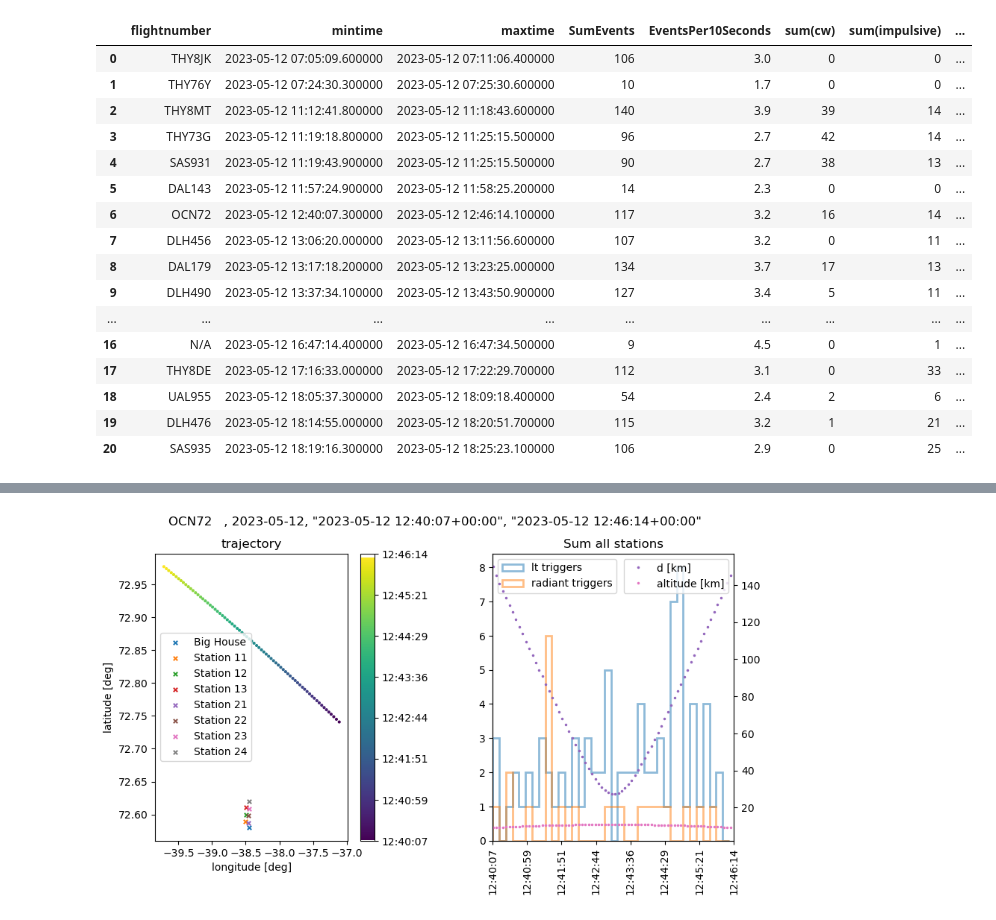
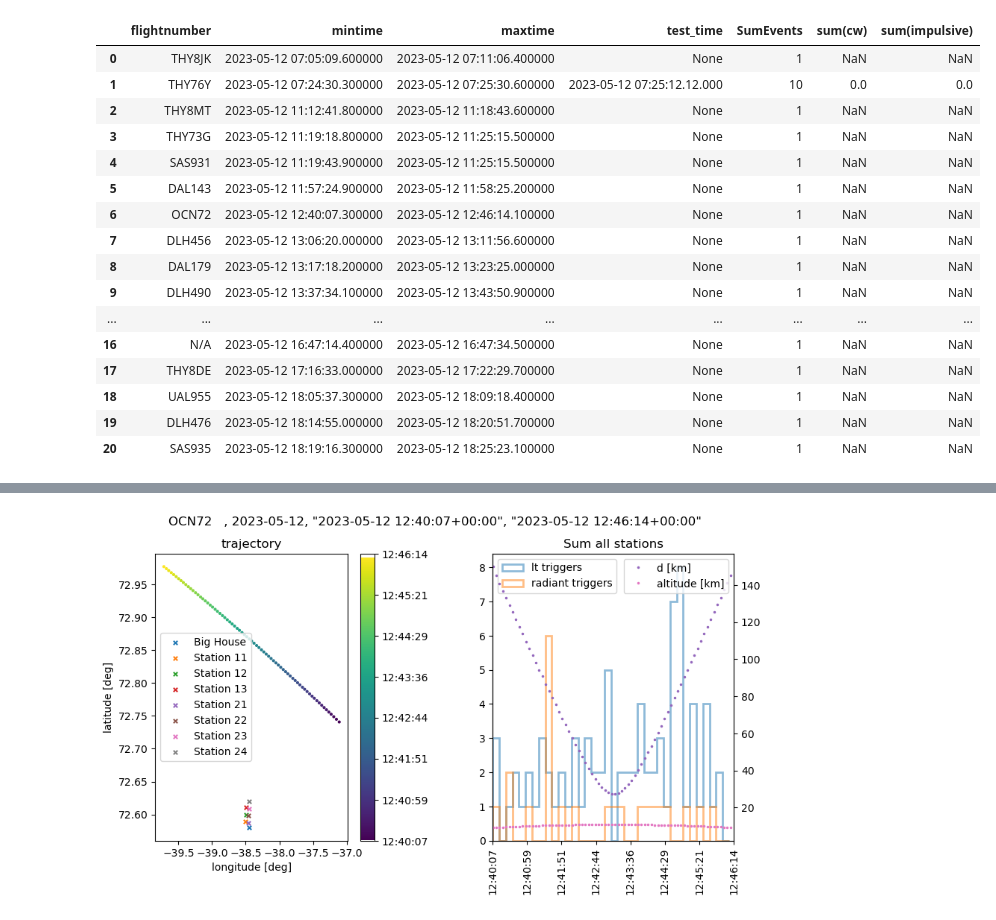
Before and after one commit to OliverSchlemper/Flights, a Jupyter notebook: test.ipynb, the cells around one changed output, grey strips where cells are left out. Drawn from its saved outputs; the diff is of its cells as text; code cells hidden in the pictures.

```diff
--- a/test.ipynb
+++ b/test.ipynb
@@ -44,5 +15,6 @@ tracker.flights_distinct
 # %%
-f = tracker.get_flight_by_index(6)
-flight = f.header_df.reset_index(drop=True)
-sqldf('Select count(*) as SumEvents, sum(cw), sum(impulsive) FROM flight')
+f = tracker.get_flight_by_index(0)
+t = f.header_df
+print(fuckingf)
+sqldf('select count(*), sum(cw), sum(impulsive) from t ')
 # %% [output]
@@ -156,64 +24,42 @@ avg_RMS 0.0023776534226121974
 # %%
 t = tracker.flights_distinct.reset_index(drop=True)
-temp_df = pd.DataFrame()
-
-
 for i in range(len(t)):
     print(f'---------------------')
     print(f'start: {i + 1}/{len(t)}, {t.flightnumber.iloc[i]}')
     f = tracker.get_flight_by_index(i)
     flight = f.header_df.reset_index(drop=True)
-    flight['fk_station_run_event'] = flight.station_number.astype(str) + '_' + flight.run_number.astype(str) + '_' + flight.event_number.astype(str)
-    #print(flight.head(50))
 
-    if len(flight) > 0:
-        temp_df = pd.concat([temp_df, flight], ignore_index=True, sort=False)
-
-    print(f'end: {i + 1}/{len(t)}')
-
-print(len(temp_df))
-temp_df.drop_duplicates(subset=['fk_station_run_event'], inplace=True)
-print(len(temp_df))
-#temp_df.head(50)
-
-query = '''
-    Select
-        flightnumber,
-        mintime,
-        maxtime,
-        --strftime('%Y-%m-%d %H:%M:%S.%f', datetime(temp_df.trigger_time, 'unixepoch')) as test_time,
-        count(*) as SumEvents,
-        round(count(*) / (JULIANDAY(t.maxtime) - JULIANDAY(t.mintime)) / 86400 * 10, 1) as EventsPer10Seconds,
-        sum(cw),
-        sum(impulsive),
-        sum(lt_triggers),
-        sum(radiant_triggers),
-        sum(force_triggers)
-    From t
-    Left Join temp_df
-    On strftime('%Y-%m-%d %H:%M:%S.%f', datetime(temp_df.trigger_time, 'unixepoch')) >= t.mintime
-    And strftime('%Y-%m-%d %H:%M:%S.%f', datetime(temp_df.trigger_time, 'unixepoch')) <= t.maxtime
+    query = '''
+    Select flightnumber, mintime, maxtime, strftime('%Y-%m-%d %H:%M:%S.%f', datetime(flight.trigger_time, 'unixepoch')) as test_time, count(*) as SumEvents, sum(cw), sum(impulsive) From t
+    Left Join flight
+    On strftime('%Y-%m-%d %H:%M:%S.%f', datetime(flight.trigger_time, 'unixepoch')) >= t.mintime
+    And strftime('%Y-%m-%d %H:%M:%S.%f', datetime(flight.trigger_time, 'unixepoch')) <= t.maxtime
     Group By flightnumber, maxtime, mintime
     order by mintime asc
     '''
-t = sqldf(query)
+    t = sqldf(query)
+    print(f'end: {i + 1}/{len(t)}')
+
+    if i ==1:
+        break
+
 clear_output(wait=True)
 t
 # %% [output]
-|  | flightnumber | mintime | maxtime | SumEvents | EventsPer10Seconds | sum(cw) | sum(impulsive) | ... |
-| 0 | THY8JK | 2023-05-12 07:05:09.600000 | 2023-05-12 07:11:06.400000 | 106 | 3.0 | 0 | 0 | ... |
-| 1 | THY76Y | 2023-05-12 07:24:30.300000 | 2023-05-12 07:25:30.600000 | 10 | 1.7 | 0 | 0 | ... |
-| 2 | THY8MT | 2023-05-12 11:12:41.800000 | 2023-05-12 11:18:43.600000 | 140 | 3.9 | 39 | 14 | ... |
-| 3 | THY73G | 2023-05-12 11:19:18.800000 | 2023-05-12 11:25:15.500000 | 96 | 2.7 | 42 | 14 | ... |
-| 4 | SAS931 | 2023-05-12 11:19:43.900000 | 2023-05-12 11:25:15.500000 | 90 | 2.7 | 38 | 13 | ... |
-| 5 | DAL143 | 2023-05-12 11:57:24.900000 | 2023-05-12 11:58:25.200000 | 14 | 2.3 | 0 | 0 | ... |
-| 6 | OCN72 | 2023-05-12 12:40:07.300000 | 2023-05-12 12:46:14.100000 | 117 | 3.2 | 16 | 14 | ... |
-| 7 | DLH456 | 2023-05-12 13:06:20.000000 | 2023-05-12 13:11:56.600000 | 107 | 3.2 | 0 | 11 | ... |
-| 8 | DAL179 | 2023-05-12 13:17:18.200000 | 2023-05-12 13:23:25.000000 | 134 | 3.7 | 17 | 13 | ... |
-| 9 | DLH490 | 2023-05-12 13:37:34.100000 | 2023-05-12 13:43:50.900000 | 127 | 3.4 | 5 | 11 | ... |
-| ... | ... | ... | ... | ... | ... | ... | ... | ... |
-| 16 | N/A | 2023-05-12 16:47:14.400000 | 2023-05-12 16:47:34.500000 | 9 | 4.5 | 0 | 1 | ... |
-| 17 | THY8DE | 2023-05-12 17:16:33.000000 | 2023-05-12 17:22:29.700000 | 112 | 3.1 | 0 | 33 | ... |
-| 18 | UAL955 | 2023-05-12 18:05:37.300000 | 2023-05-12 18:09:18.400000 | 54 | 2.4 | 2 | 6 | ... |
-| 19 | DLH476 | 2023-05-12 18:14:55.000000 | 2023-05-12 18:20:51.700000 | 115 | 3.2 | 1 | 21 | ... |
-| 20 | SAS935 | 2023-05-12 18:19:16.300000 | 2023-05-12 18:25:23.100000 | 106 | 2.9 | 0 | 25 | ... |
+|  | flightnumber | mintime | maxtime | test_time | SumEvents | sum(cw) | sum(impulsive) |
+| 0 | THY8JK | 2023-05-12 07:05:09.600000 | 2023-05-12 07:11:06.400000 | None | 1 | NaN | NaN |
+| 1 | THY76Y | 2023-05-12 07:24:30.300000 | 2023-05-12 07:25:30.600000 | 2023-05-12 07:25:12.12.000 | 10 | 0.0 | 0.0 |
+| 2 | THY8MT | 2023-05-12 11:12:41.800000 | 2023-05-12 11:18:43.600000 | None | 1 | NaN | NaN |
+| 3 | THY73G | 2023-05-12 11:19:18.800000 | 2023-05-12 11:25:15.500000 | None | 1 | NaN | NaN |
+| 4 | SAS931 | 2023-05-12 11:19:43.900000 | 2023-05-12 11:25:15.500000 | None | 1 | NaN | NaN |
+| 5 | DAL143 | 2023-05-12 11:57:24.900000 | 2023-05-12 11:58:25.200000 | None | 1 | NaN | NaN |
+| 6 | OCN72 | 2023-05-12 12:40:07.300000 | 2023-05-12 12:46:14.100000 | None | 1 | NaN | NaN |
+| 7 | DLH456 | 2023-05-12 13:06:20.000000 | 2023-05-12 13:11:56.600000 | None | 1 | NaN | NaN |
+| 8 | DAL179 | 2023-05-12 13:17:18.200000 | 2023-05-12 13:23:25.000000 | None | 1 | NaN | NaN |
+| 9 | DLH490 | 2023-05-12 13:37:34.100000 | 2023-05-12 13:43:50.900000 | None | 1 | NaN | NaN |
+| ... | ... | ... | ... | ... | ... | ... | ... |
+| 16 | N/A | 2023-05-12 16:47:14.400000 | 2023-05-12 16:47:34.500000 | None | 1 | NaN | NaN |
+| 17 | THY8DE | 2023-05-12 17:16:33.000000 | 2023-05-12 17:22:29.700000 | None | 1 | NaN | NaN |
+| 18 | UAL955 | 2023-05-12 18:05:37.300000 | 2023-05-12 18:09:18.400000 | None | 1 | NaN | NaN |
+| 19 | DLH476 | 2023-05-12 18:14:55.000000 | 2023-05-12 18:20:51.700000 | None | 1 | NaN | NaN |
+| 20 | SAS935 | 2023-05-12 18:19:16.300000 | 2023-05-12 18:25:23.100000 | None | 1 | NaN | NaN |
```
Also changed, not shown: parts of 19 cells of this notebook.
